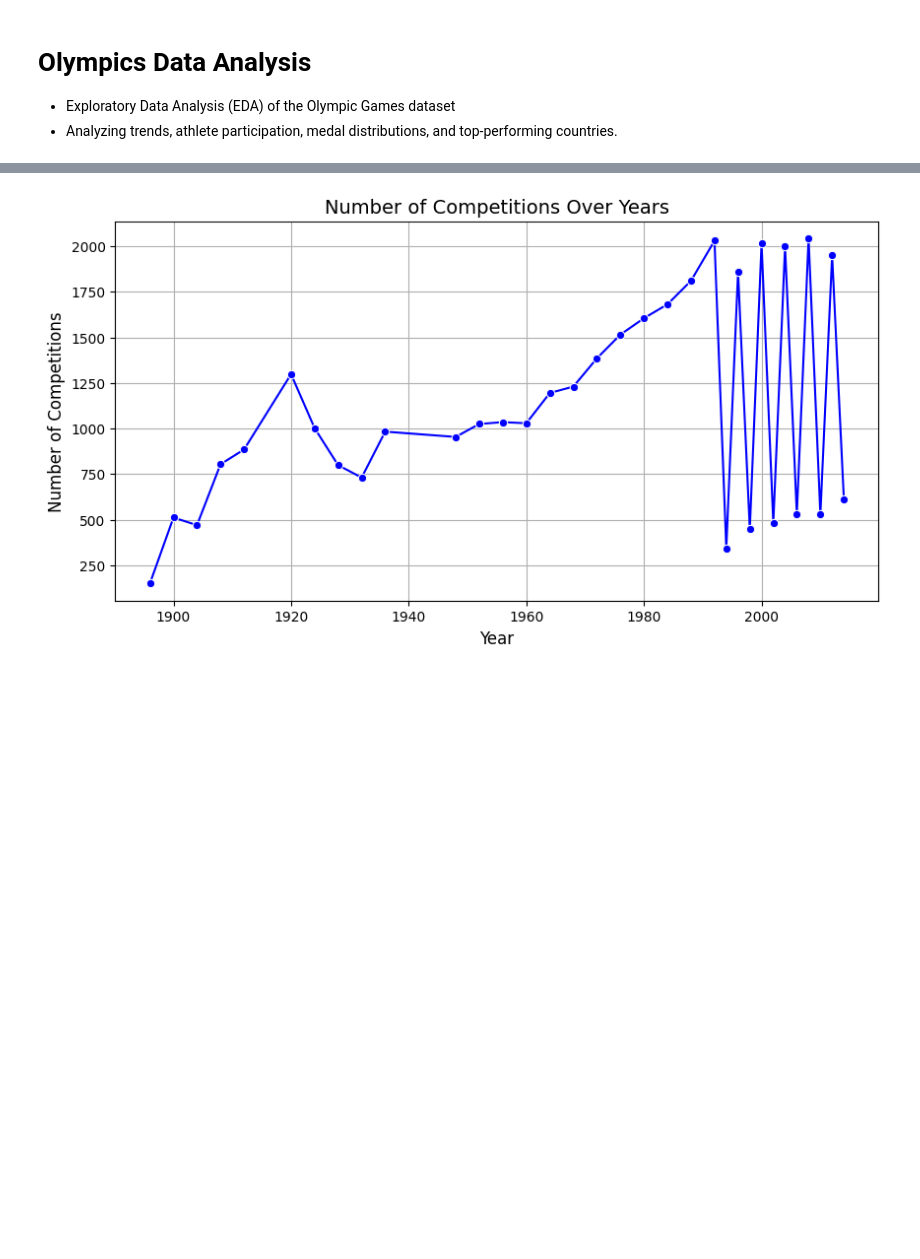
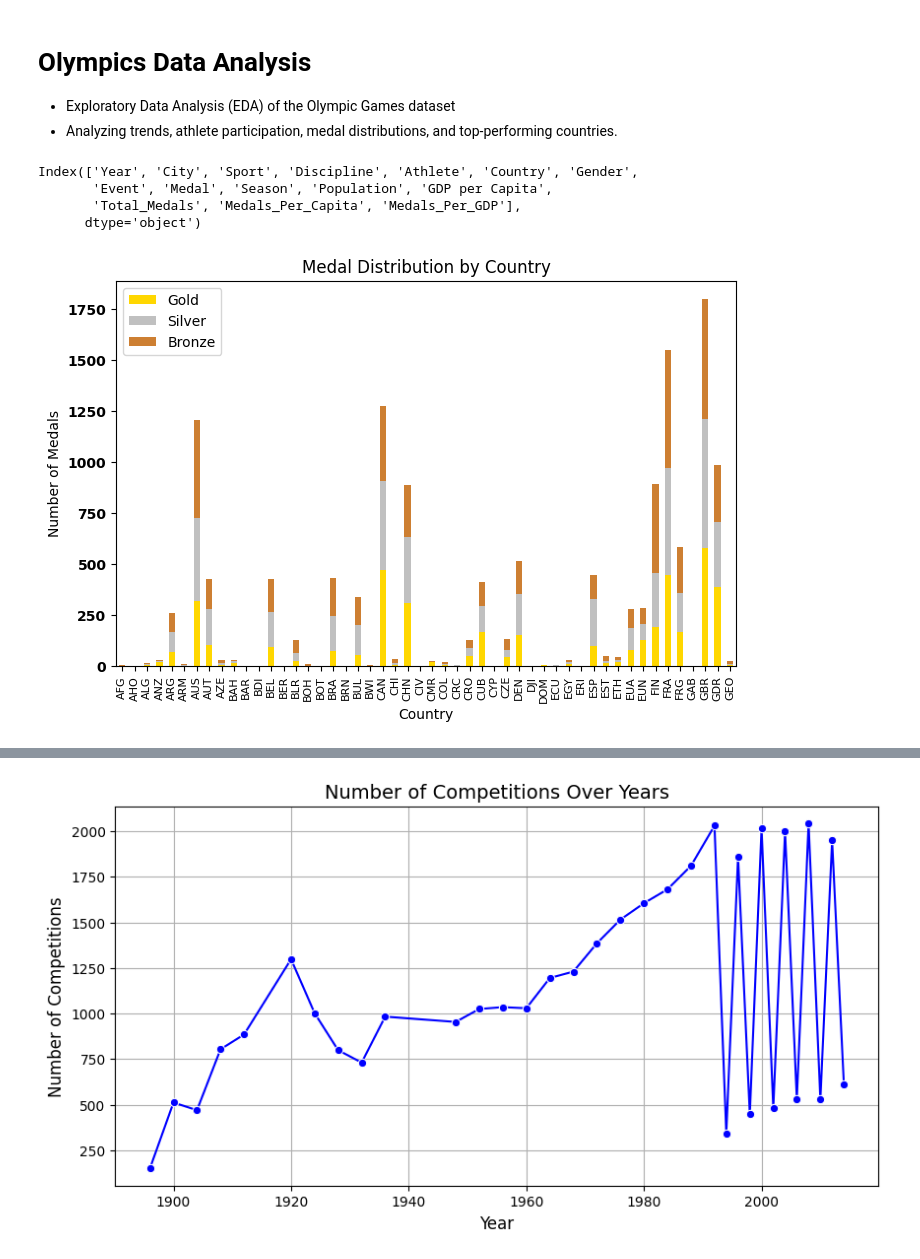
Before and after one commit to mohamedmahmoud26/Analysis-Netflix, a Jupyter notebook: olympic-analysis.ipynb, the cells around one changed output, grey strips where cells are left out. Cells and saved outputs as stored; diff of their text form; code cells hidden in the pictures; blank space fills up the shorter version.

Commit message:
Kaggle Notebook | Olympic Analysis | 6

```diff
--- a/olympic-analysis.ipynb
+++ b/olympic-analysis.ipynb
@@ -754,3 +755,10 @@ plt.show()
 
 - Exploratory Data Analysis (EDA) of the Olympic Games dataset
 - Analyzing trends, athlete participation, medal distributions, and top-performing countries.
+# %%
+df_olympic.columns
+# %% [output]
+Index(['Year', 'City', 'Sport', 'Discipline', 'Athlete', 'Country', 'Gender',
+       'Event', 'Medal', 'Season', 'Population', 'GDP per Capita',
+       'Total_Medals', 'Medals_Per_Capita', 'Medals_Per_GDP'],
+      dtype='object')
@@ -756,0 +769,16 @@ plt.show()
+# %%
+import matplotlib.pyplot as plt
+
+noc_medals = df_olympic.pivot_table(index='Country', columns='Medal', aggfunc='size', fill_value=0)
+noc_medals = noc_medals[['Gold', 'Silver', 'Bronze']]
+
+noc_medals.head(50).plot(kind='bar', stacked=True, figsize=(8, 5), color=['gold', 'silver', '#cd7f32'])
+plt.title('Medal Distribution by Country')
+plt.xlabel('Country')
+plt.ylabel('Number of Medals')
+plt.xticks(rotation=90, fontsize=8)
+plt.yticks(fontsize=10, fontweight='bold')
+plt.legend(['Gold', 'Silver', 'Bronze'])
+plt.show()
+# %% [output]
+[figure, added]
```
Also changed, not shown: parts of 6 cells of this notebook.
